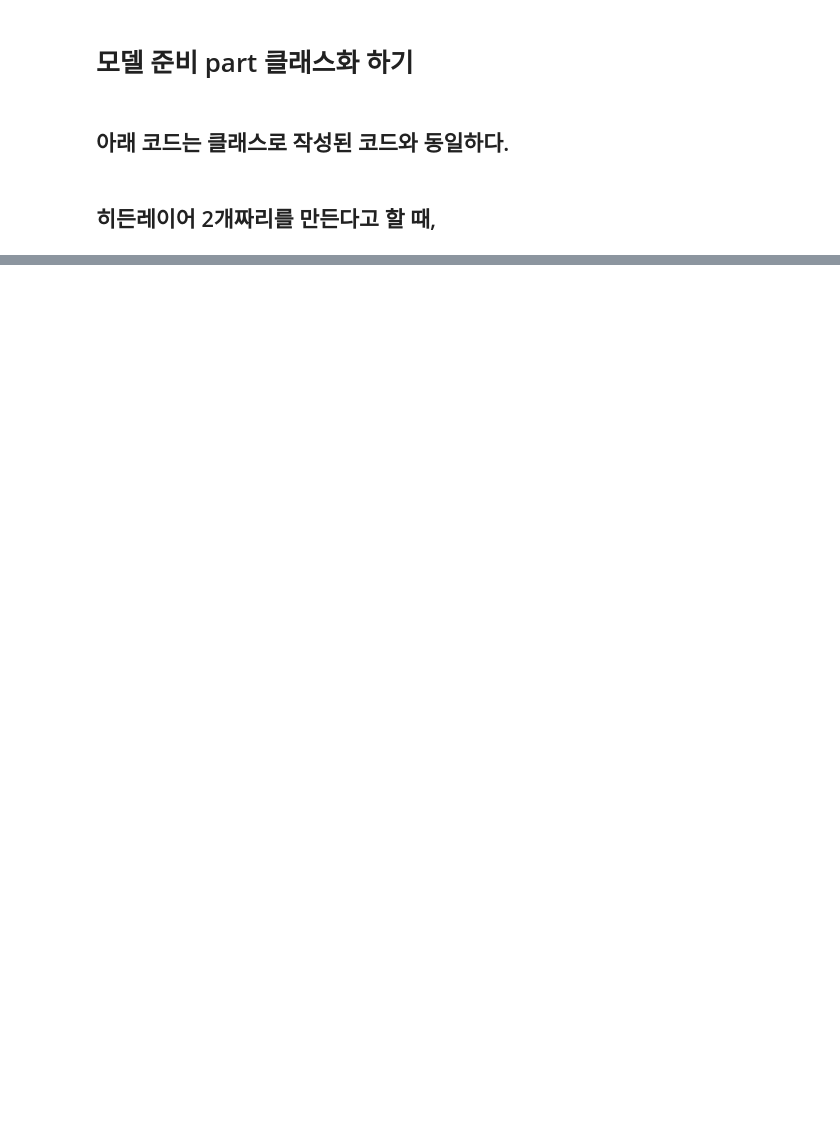
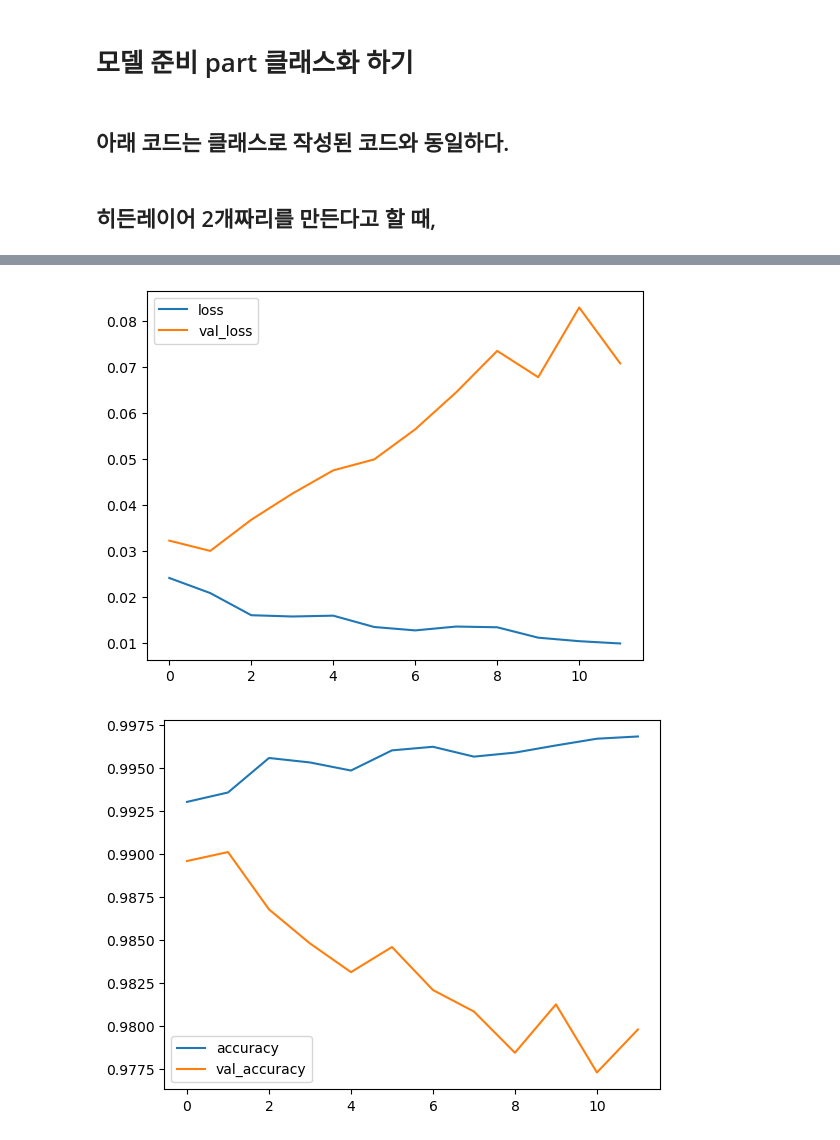
Before and after one commit to Leon-real/Study, a Jupyter notebook: 6.DeepLearning/jupyter/class_model.ipynb, the cells around one changed output, grey strips where cells are left out. Cells and saved outputs as stored; diff of their text form; code cells hidden in the pictures; blank space fills up the shorter version.

```diff
--- a/6.DeepLearning/jupyter/class_model.ipynb
+++ b/6.DeepLearning/jupyter/class_model.ipynb
@@ -51,0 +54,6 @@ model.compile(loss='mse')
+# %%
+# 데이터 준비
+(x_train, y_train), (x_test, y_test) = tf.keras.datasets.mnist.load_data()
+
+print(x_train.shape, y_train.shape)
+print(x_test.shape, y_test.shape)
@@ -51,0 +141,6 @@ model.compile(loss='mse')
+# %%
+# 모델 생성
+model = MyModel1()
+model.compile(optimizer='adam', loss='sparse_categorical_crossentropy', metrics='accuracy')
+model.build(input_shape=[None, 28,28])
+model.summary()
@@ -51,0 +165,5 @@ model.compile(loss='mse')
+# %%
+x_train, x_val = x_train[:48000], x_train[48000:]
+y_train, y_val = y_train[:48000], y_train[48000:]
+
+model.fit(x_train, y_train, epochs=10, batch_size=128, validation_data=(x_val, y_val))
@@ -51,0 +192,8 @@ model.compile(loss='mse')
+# %%
+# # 콜백함수 만들기
+early = tf.keras.callbacks.EarlyStopping(monitor = 'val_loss',
+                                        min_delta = 0, # 이보다 작게 변하면 변한다고 안할거임.
+                                        patience = 10, # 이 회수(epoch)동안 개선이 없으면 끝냄
+                                        restore_best_weights=True)
+# # 모델 학습
+result = model.fit(x_train, y_train, epochs=1000, batch_size=128, validation_split=0.2, callbacks=[early])
@@ -51,0 +218,16 @@ model.compile(loss='mse')
+# %%
+# 학습 시각화
+import matplotlib.pyplot as plt
+
+plt. plot(result.history['loss'])
+plt. plot(result.history['val_loss'])
+plt.legend(['loss','val_loss'])
+plt.show()
+
+plt. plot(result.history['accuracy'])
+plt. plot(result.history['val_accuracy'])
+plt.legend(['accuracy','val_accuracy'])
+plt.show()
+# %% [output]
+[figure, added]
+[figure, added]
```
Also changed, not shown: parts of 8 cells of this notebook, 2 other files.
